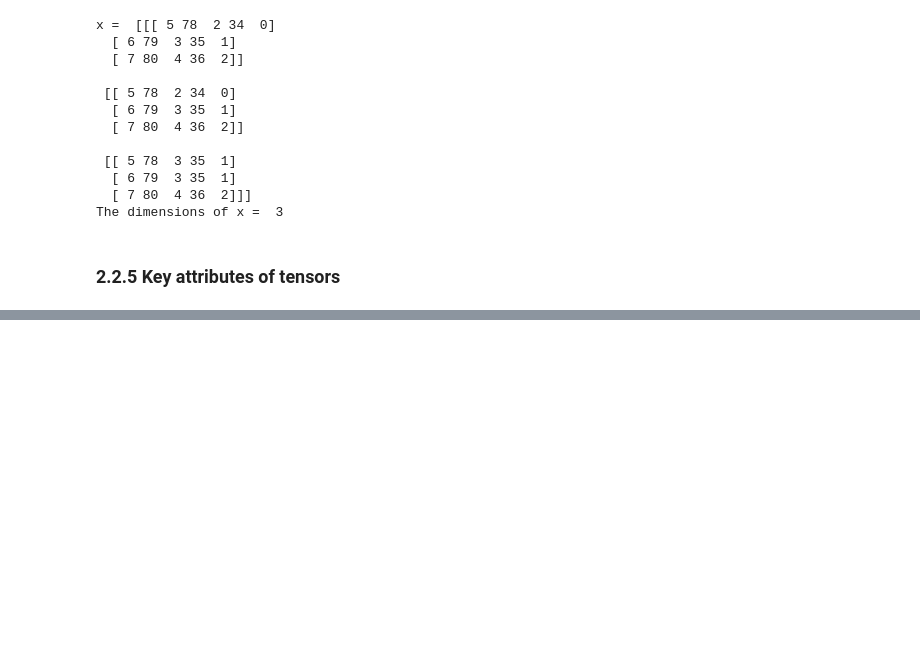
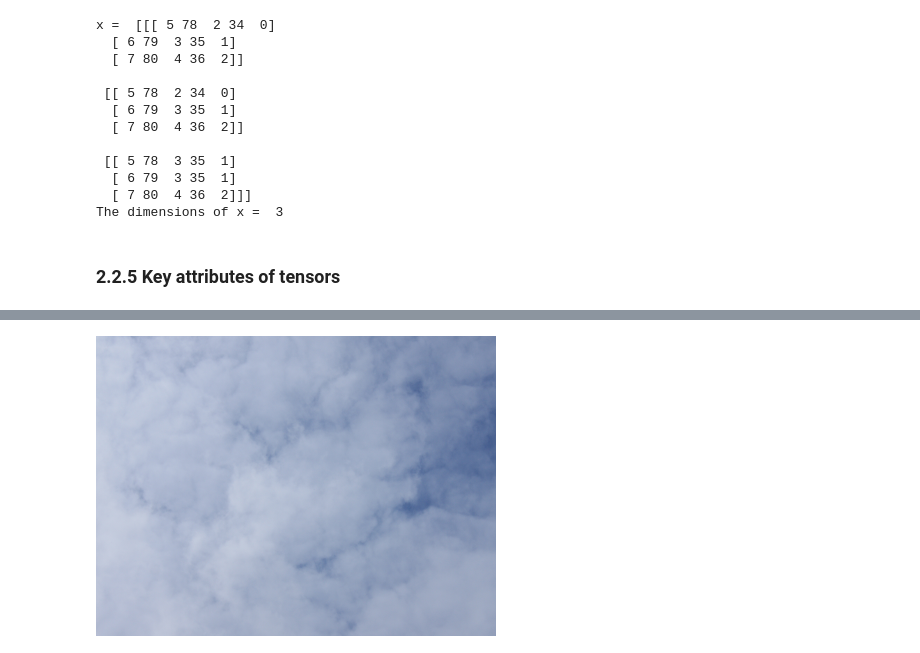
Before and after one commit to InfiniteCuriosity/Deep_Learning_with_Python, a Jupyter notebook: 2. The Mathematical Building Blocks of Deep Learning.ipynb, the cells around one changed output, grey strips where cells are left out. Cells and saved outputs as stored; diff of their text form; code cells hidden in the pictures; blank space fills up the shorter version.

```diff
--- a/2. The Mathematical Building Blocks of Deep Learning.ipynb
+++ b/2. The Mathematical Building Blocks of Deep Learning.ipynb
@@ -184,0 +214,6 @@ A tensor is defined by three key attributes:
+# %%
+# How to display an image in a Jupyter notebook:
+from IPython.display import Image
+Image(filename='clouds.png')
+# %% [output]
+[figure, added]
```
Also changed, not shown: parts of 14 cells of this notebook.
